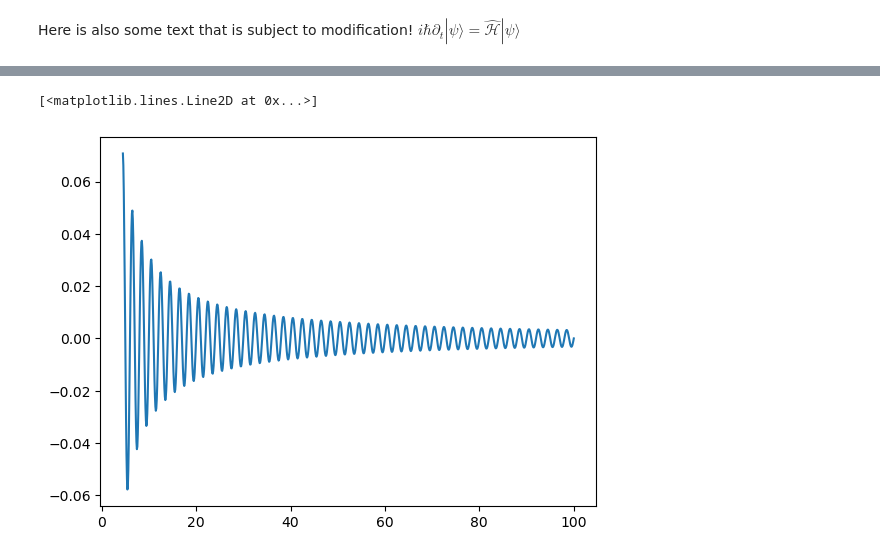
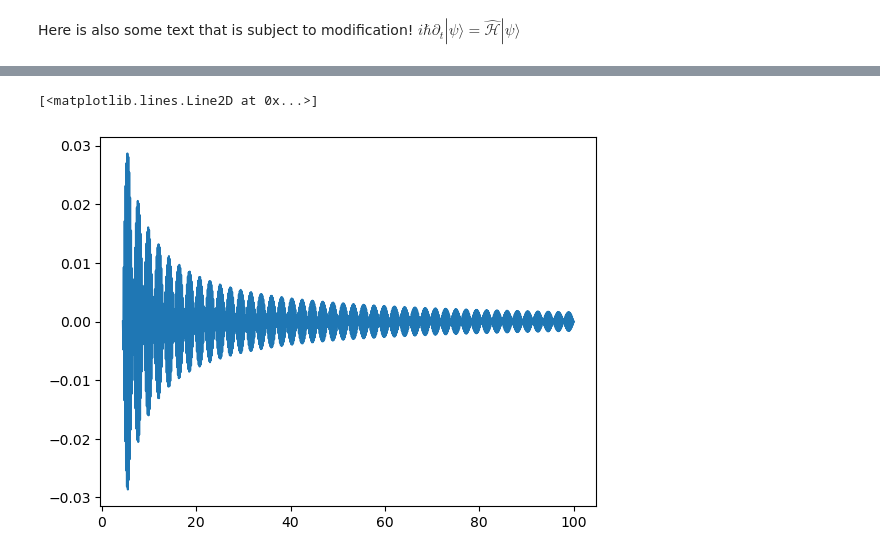
Before and after one commit to MrSmallAmount/area51, a Jupyter notebook: Notebook.ipynb, the cells around one changed output, grey strips where cells are left out. Cells and saved outputs as stored; diff of their text form; code cells hidden in the pictures.

```diff
--- a/Notebook.ipynb
+++ b/Notebook.ipynb
@@ -8,8 +13,9 @@ import matplotlib.pyplot as plt
 # %%
+
+y = 5*np.sinc(10*x)
 x = np.linspace(4.5,100,1000)
-y = np.sinc(x)
 
 plt.plot(x,y)
 # %% [output]
 [<matplotlib.lines.Line2D at 0x...>]
-[figure, old version]
+[figure, new version]
```
Also changed, not shown: parts of 1 cell of this notebook.
